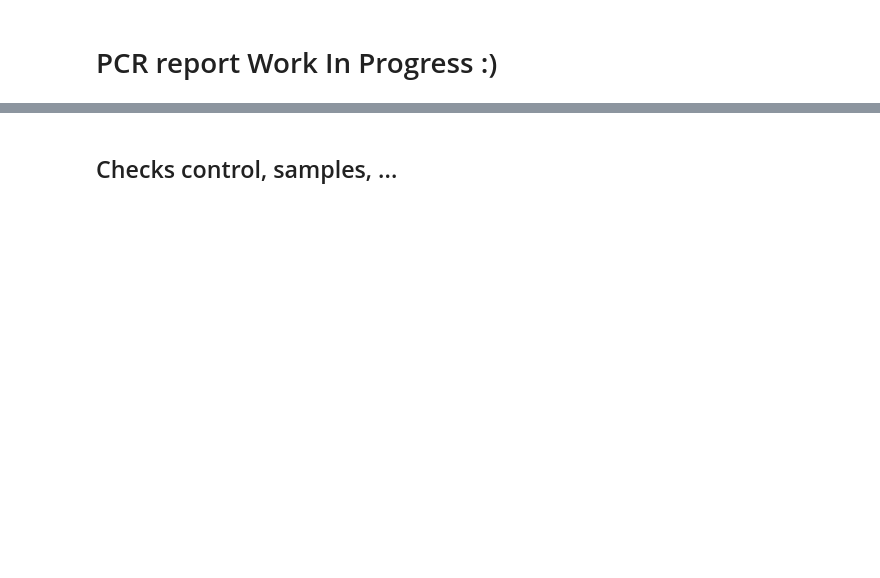
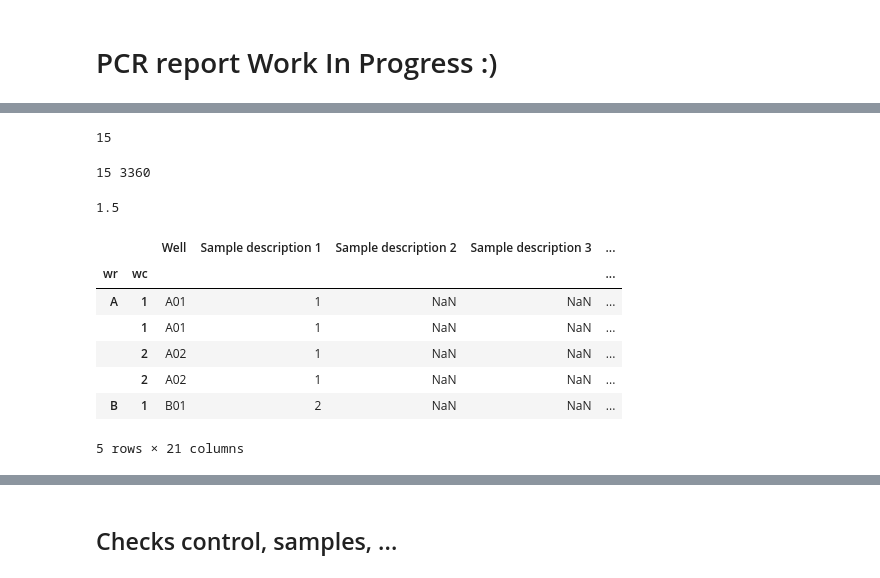
Before and after one commit to igicerovsky/pcr-report, a Jupyter notebook: wip.ipynb, the cells around one changed output, grey strips where cells are left out. Cells and saved outputs as stored; diff of their text form; code cells hidden in the pictures; blank space fills up the shorter version.

Commit message:
checks

```diff
--- a/wip.ipynb
+++ b/wip.ipynb
@@ -65,3 +97,5 @@ df.loc[:, [SAMPLE_NAME]] = df[SAMPLE_NUM_NAME].map(
 
 df.loc[:, [TYPE_NAME]] = df[SAMPLE_NUM_NAME].map(
     df_conc[DIL_TYPE_NAME], na_action='ignore')
+
+df = df.dropna(subset=['sample type'])
@@ -86,0 +163,19 @@ df.loc[:, [WELL_RESULT_NAME]] = df.apply(lambda x: result_fn(
+# %%
+from pcrep.check import METHOD_LIMIT_MULTIPLIER_NEGATIVE_CONTROL
+METHOD_TARGET_ID = 'IDT'
+METHOD_LIMIT_MULTIPLIER = 1.0e3  # conversion μl -> ml
+method_limits = pd.read_csv('./data/method_limits.csv')
+
+# method_limits['Lower [vg/μl]'] = method_limits['Lower [vg/μl]'].multiply(
+#     METHOD_LIMIT_MULTIPLIER)
+# method_limits.rename(columns={"Lower [vg/μl]": "Lower [vg/ml]"}, inplace=True)
+
+# method_limits['Upper [vg/μl]'] = method_limits['Upper [vg/μl]'].multiply(
+#     METHOD_LIMIT_MULTIPLIER)
+# method_limits.rename(columns={"Upper [vg/μl]": "Upper [vg/ml]"}, inplace=True)
+
+method_limits.set_index(['target_id'], inplace=True)
+display(method_limits)
+
+dc_limits = {'method': method_limits, 'reference_control': reference_control_limits,
+             'plasmid_control': palsmid_control_limits}
@@ -86,0 +192,39 @@ df.loc[:, [WELL_RESULT_NAME]] = df.apply(lambda x: result_fn(
+# %%
+method_limits.loc['IDT']['Lower [vg/μl]']
+mlmts = method_limits.loc['IDT']
+mlmts['Lower [vg/μl]']
+# %% [output]
+15
+# %%
+print(method_limits.loc[METHOD_TARGET_ID]['Lower [vg/μl]'],
+      method_limits.loc[METHOD_TARGET_ID]['Upper [vg/μl]'])
+
+negative_control_limit = method_limits.loc[:,
+                                           'Lower [vg/μl]'][METHOD_TARGET_ID] * METHOD_LIMIT_MULTIPLIER_NEGATIVE_CONTROL
+negative_control_limit
+# %% [output]
+15 3360
+1.5
+# %%
+from pcrep.check import method_check_routing
+
+METHOD_CHECK_COLNAME = 'Conc(copies/µL)'
+
+
+def method_check_fn(s):
+    return method_check_routing(dc_limits['method'], s['sample type'],
+                                s[METHOD_CHECK_COLNAME], s['Target'])
+
+
+VALUE_CHECK_NAME = 'method_check'
+df.loc[:, [VALUE_CHECK_NAME]] = df.apply(lambda x: method_check_fn(x), axis=1)
+df.head()
+# %% [output]
+|  |  | Well | Sample description 1 | Sample description 2 | Sample description 3 | ... |
+| wr | wc |  |  |  |  | ... |
+| A | 1 | A01 | 1 | NaN | NaN | ... |
+|  | 1 | A01 | 1 | NaN | NaN | ... |
+|  | 2 | A02 | 1 | NaN | NaN | ... |
+|  | 2 | A02 | 1 | NaN | NaN | ... |
+| B | 1 | B01 | 2 | NaN | NaN | ... |
+5 rows × 21 columns
```
Also changed, not shown: parts of 24 cells of this notebook, 1 other file.
